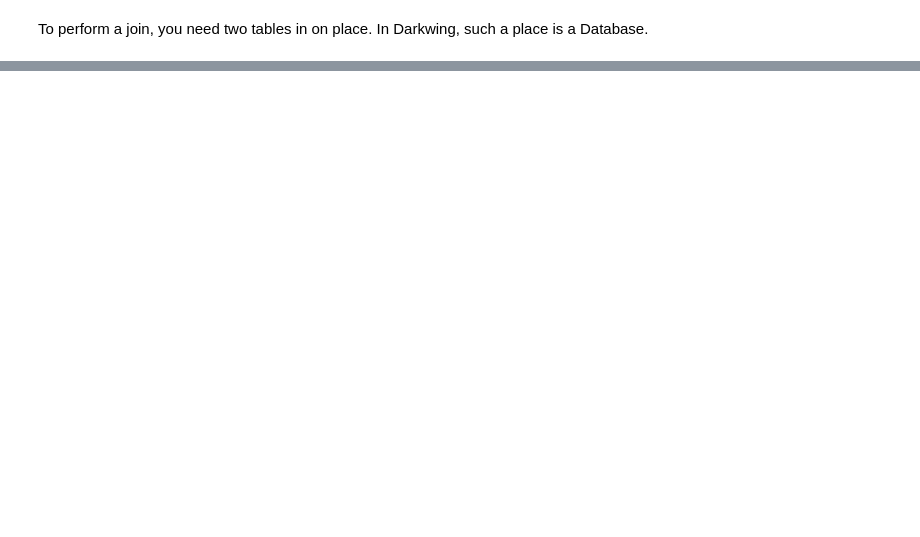
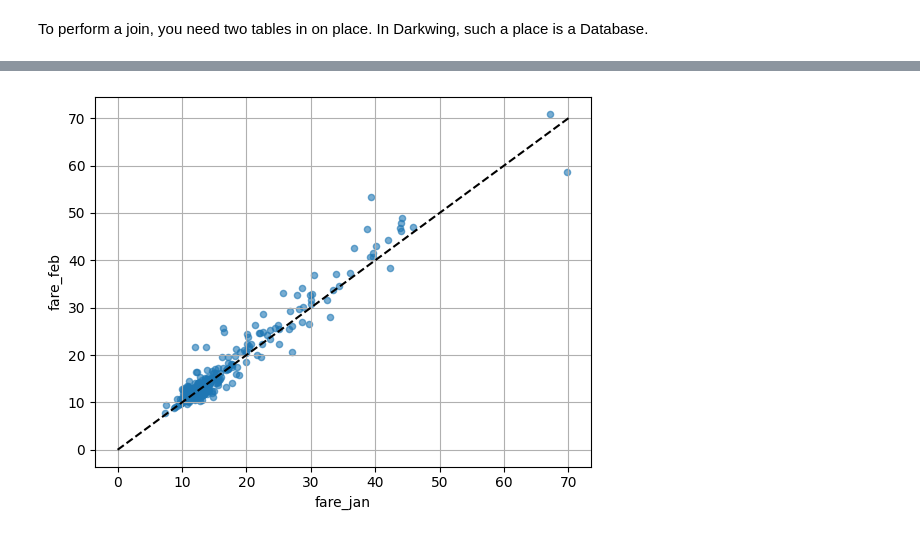
Before and after one commit to ajfriend/duckboat, a Jupyter notebook: trips_analysis.ipynb, the cells around one changed output, grey strips where cells are left out. Saved outputs shown, nothing was run; the diff lists cells and outputs as text; code cells hidden in the pictures; blank space fills up the shorter version.

Commit message:
plot

```diff
--- a/trips_analysis.ipynb
+++ b/trips_analysis.ipynb
@@ -310,13 +330,13 @@ num: [[426051,421287,386333,203779,89560,...,180,119,123,102,147]]
 # %%
 # You can execute duckdb sql on a database, but now you should explicitly mention the table you want to work with (but that's usually what you want anyway, when doing a join.)
 # %%
-db.do("""
+out = db.do("""
 select
       hexid
     , t1.amount
-        as amount1
+        as fare_jan
     , t2.amount
-        as amount2
+        as fare_feb
 from
     t1
 inner join
@@ -326,10 +346,11 @@ using
 """).do("""
 select
       *
-    , amount2 - amount1
-        as change
+    , fare_feb - fare_jan
+        as fare_change
 order by
-    change
+    fare_change
 """)
+out
 # %% [output]
 ┌─────────────────┬────────────────────┬────────────────────┬─────────────────────┐
@@ -349,3 +370,14 @@ order by
 ├─────────────────┴────────────────────┴────────────────────┴─────────────────────┤
 │ 426 rows (20 shown)                                                   4 columns │
 └─────────────────────────────────────────────────────────────────────────────────┘
+# %%
+import matplotlib.pyplot as plt
+
+df = out.df()
+
+fig, ax = plt.subplots()
+ax.plot([0,70], [0,70], color='k', linestyle='--')
+df.plot.scatter(x='fare_jan', y='fare_feb', alpha=.6, ax=ax)
+plt.grid()
+# %% [output]
+[figure, added]
```
Also changed, not shown: parts of 13 cells of this notebook.
